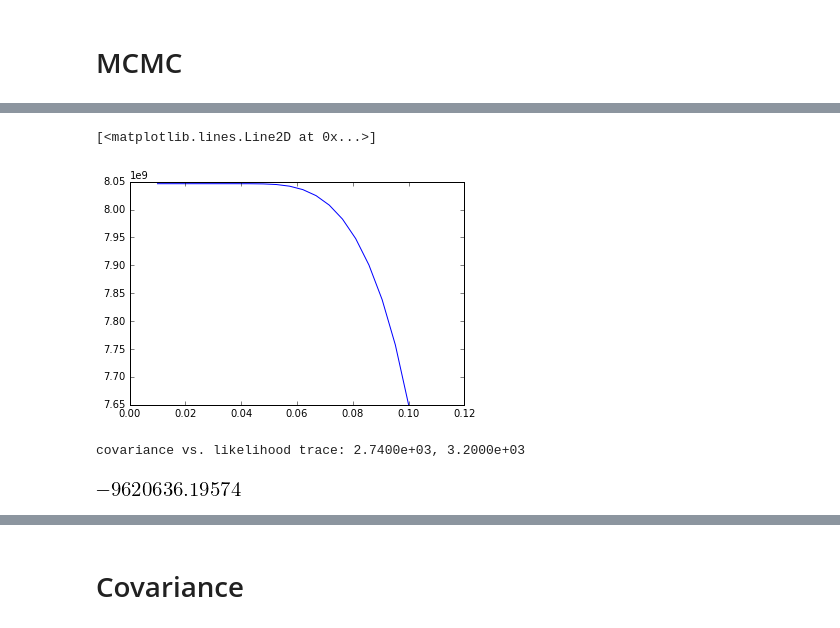
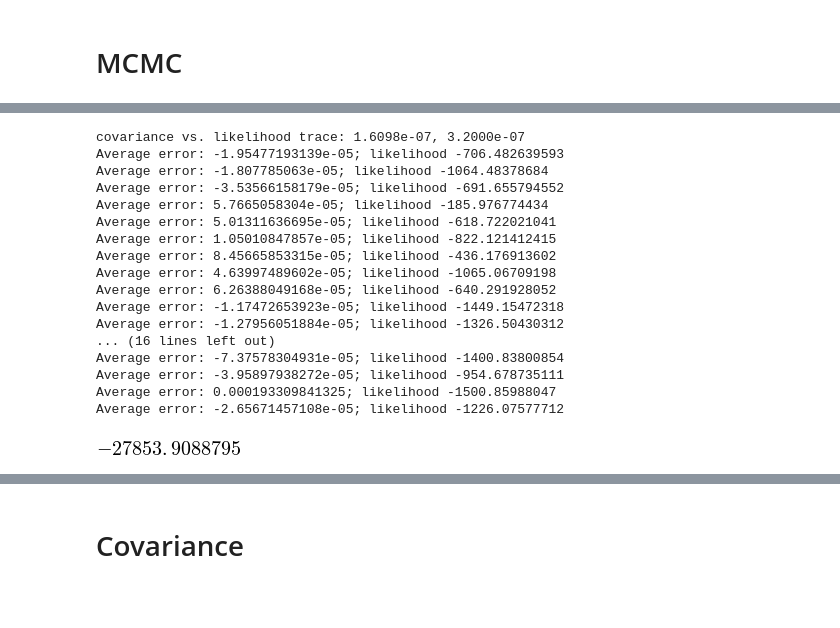
Before and after one commit to jcockayne/bayesian_pdes, a Jupyter notebook: notebooks/EIT.ipynb, the cells around one changed output, grey strips where cells are left out. Saved outputs shown, nothing was run; the diff lists cells and outputs as text; code cells hidden in the pictures; blank space fills up the shorter version.

```diff
--- a/notebooks/EIT.ipynb
+++ b/notebooks/EIT.ipynb
@@ -45,17 +49,18 @@ np.random.seed(seed)
 x_1,x_2,y_1,y_2 = sp.symbols('x_1 x_2 y_1 y_2')
 # %%
 # load in observational data
-current_file = np.loadtxt('RPI_2d_chest_phantom_data/ssout1.dat')
 if use_real_data:
     voltage_file = np.loadtxt('RPI_2d_chest_phantom_data/ACT2000r.txt')
+    current_file = np.loadtxt('RPI_2d_chest_phantom_data/ssout1.dat')
     #voltage_file = np.loadtxt('RPI_2d_chest_phantom_data/ACT2006r.txt') # empty tank
 else:
     voltage_file = np.loadtxt('sim_data/voltages2.txt')
+    current_file = np.loadtxt('sim_data/currents2.txt')
 
 
 experiments = []
 for i in range(len(current_file) / 32):
     this_currents = current_file[32*i:32*(i+1)]
     this_voltages = voltage_file[32*i+1:32*(i+1)+1]
-    #this_voltages = np.random.normal(this_voltages, noise_variance)
+    this_voltages = np.random.normal(this_voltages, noise_variance)
     experiments.append((this_currents.reshape((32,1)), this_voltages.reshape((32,1))))
@@ -282,39 +282,33 @@ class EITState(object):
         mu_mult, cov = posterior.no_obs_posterior(locations)
 
         interior_obs = np.zeros((self.design.shape[0], 1))
-        res = np.empty((len(currents), mu_mult.shape[0]))
+        res = []
         for ix, current in enumerate(currents):
             g = np.concatenate([interior_obs, current])
-            mu = mu_mult.dot(g)
-            res[ix, :] = mu.ravel()
+            mu = np.dot(mu_mult, g)
+            res.append(mu.T)
+        res = np.concatenate(res)
         return res, cov
 
 
     def log_likelihood(self, proposal, use_cache=True):
-        mus, cov = self.solve_forward(proposal, true_x, use_cache=use_cache)
+        mus, cov = self.solve_forward(proposal, bdy, use_cache=use_cache)
         cov = noise_variance**2*cov
         like_error = noise_variance**2*np.eye(cov.shape[0])
         cov_with_error = cov + like_error
 
         if self.debug:
             print('covariance vs. likelihood trace: {:.4e}, {:.4e}'.format(np.trace(cov), np.trace(like_error)))
-        if bayesian_approach:
-            like_dist = stats.multivariate_normal(np.zeros(cov.shape[0]), cov_with_error, False)
-        else:
-            like_dist = stats.multivariate_normal(np.zeros(cov.shape[0]), like_error, False)
+        cov = cov_with_error if bayesian_approach else like_error
+        ret = 0
+        for ix, voltage in enumerate(voltages):
+            true_u = voltage.reshape((len(voltage), 1))
+            mu = mus[ix,:]
 
-        ret = 0
-        try:
-            for ix, voltage in enumerate(voltages):
-                true_u = voltage.reshape((len(voltage), 1))
-                mu = mus[ix,:]
-
-                this_lik = like_dist.logpdf(true_u.ravel() - mu.ravel())
-                ret += this_lik
-        except Exception as ex:
+            this_lik = stats.multivariate_normal.logpdf(true_u.ravel(), mu.ravel(), cov)
             if self.debug:
-                print(ex)
-            return -np.inf
+                print('Average error: {}; likelihood {}'.format(np.mean(true_u.ravel() - mu.ravel()), this_lik))
+            ret += this_lik
         return ret
 # %% [markdown]
 # Experiment Design
@@ -395,13 +388,24 @@ print(ls_ml)
-# %%
-values = np.linspace(0.01, 0.1, 20)
-potentials = potential(values)
-plt.plot(values, potentials)
-# %% [output]
-[<matplotlib.lines.Line2D at 0x...>]
-[figure, removed]
 # %%
 test_state = EITState(new_design, ls_ml, proposal_op_cache, debug=True)
-test_state.log_likelihood(kappa_0)
-# %% [output]
-covariance vs. likelihood trace: 2.7400e+03, 3.2000e+03
-[figure, removed]
+# %%
+mus_initial, covs = test_state.solve_forward(kappa_0, field_pts)
+test_state.log_likelihood(kappa_0)
+# %% [output]
+covariance vs. likelihood trace: 1.6098e-07, 3.2000e-07
+Average error: -1.95477193139e-05; likelihood -706.482639593
+Average error: -1.807785063e-05; likelihood -1064.48378684
+Average error: -3.53566158179e-05; likelihood -691.655794552
+Average error: 5.7665058304e-05; likelihood -185.976774434
+Average error: 5.01311636695e-05; likelihood -618.722021041
+Average error: 1.05010847857e-05; likelihood -822.121412415
+Average error: 8.45665853315e-05; likelihood -436.176913602
+Average error: 4.63997489602e-05; likelihood -1065.06709198
+Average error: 6.26388049168e-05; likelihood -640.291928052
+Average error: -1.17472653923e-05; likelihood -1449.15472318
+Average error: -1.27956051884e-05; likelihood -1326.50430312
+... (16 lines left out)
+Average error: -7.37578304931e-05; likelihood -1400.83800854
+Average error: -3.95897938272e-05; likelihood -954.678735111
+Average error: 0.000193309841325; likelihood -1500.85988047
+Average error: -2.65671457108e-05; likelihood -1226.07577712
+[figure, added]
```
Also changed, not shown: parts of 26 cells of this notebook, 4 other files.
